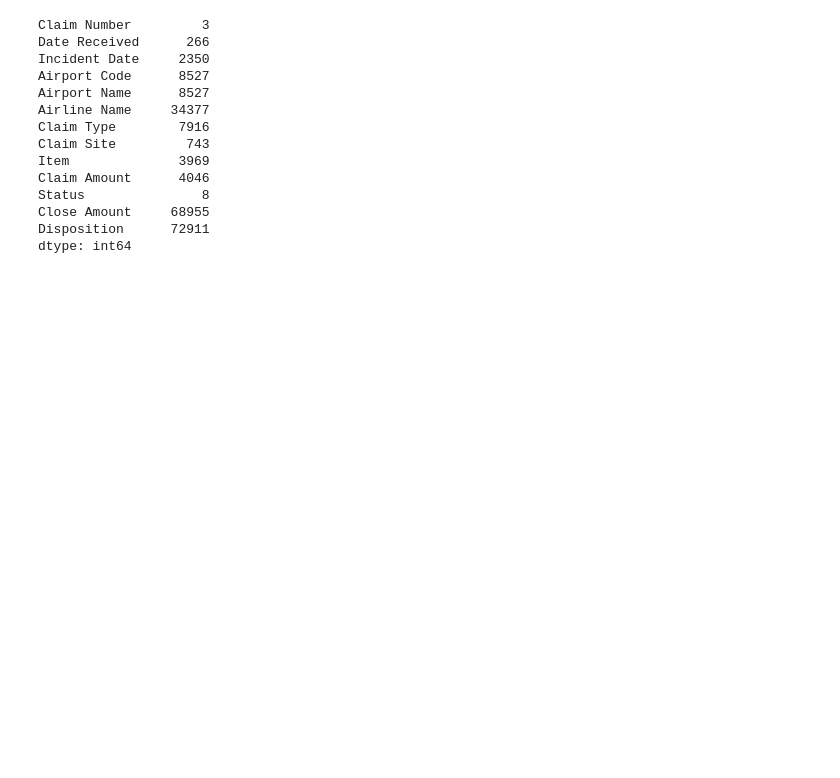
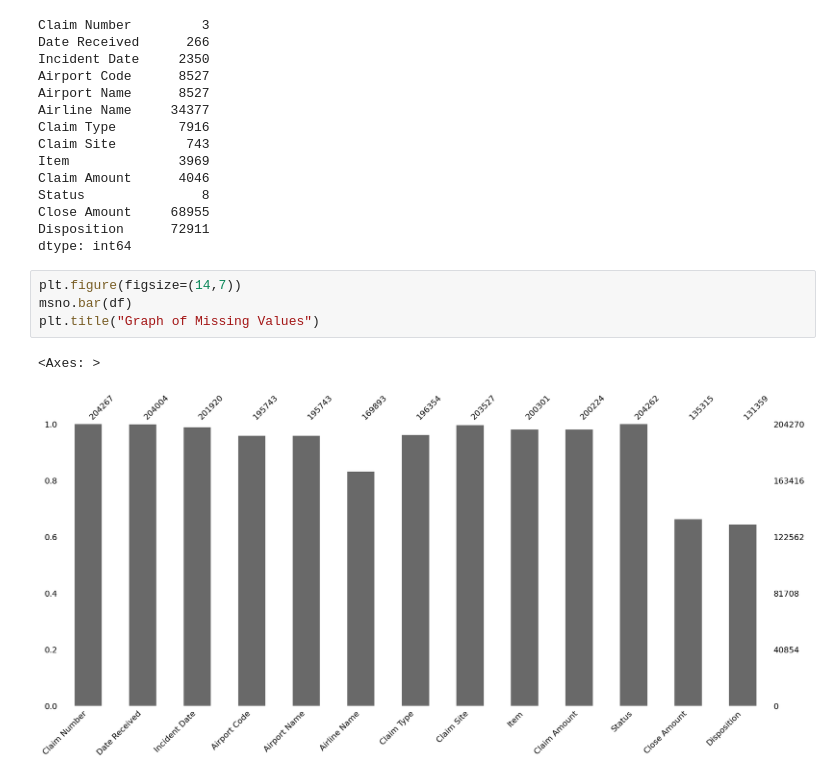
Before and after one commit to btokoli/Risk-Radar-Clustering-Airports-by-Claim-Patterns-to-Spotlight-High-Risk-Hubs, a Jupyter notebook: airportAnalysis.ipynb, the cells around one changed output. Cells and saved outputs as stored; diff of their text form; blank space fills up the shorter version.

```diff
--- a/airportAnalysis.ipynb
+++ b/airportAnalysis.ipynb
@@ -105,3 +106,10 @@ Status               8
 Close Amount     68955
 Disposition      72911
 dtype: int64
+# %%
+plt.figure(figsize=(14,7))
+msno.bar(df)
+plt.title("Graph of Missing Values")
+# %% [output]
+<Axes: >
+[figure, added]
```
Also changed, not shown: parts of 2 cells of this notebook.
